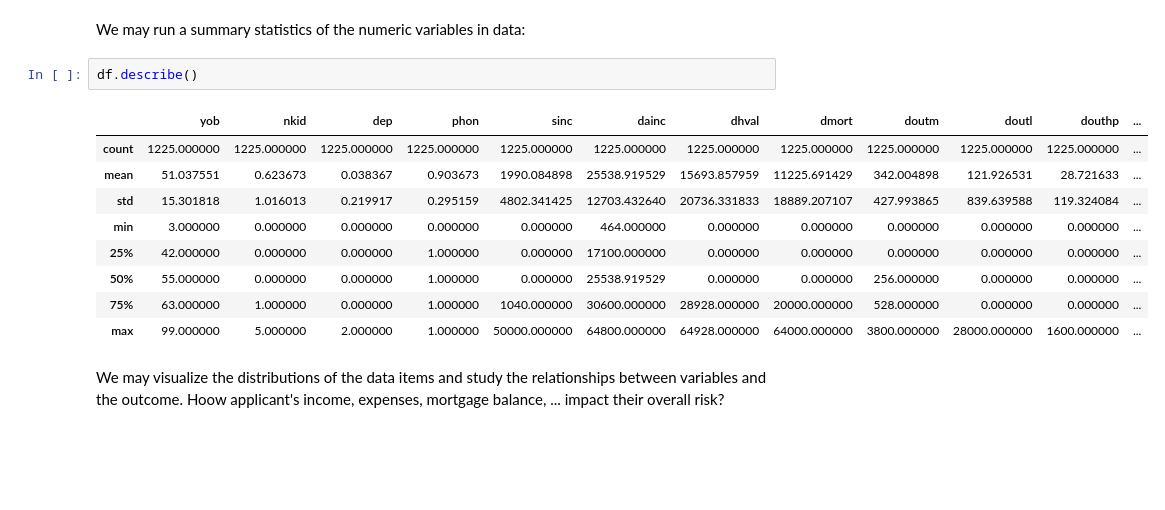
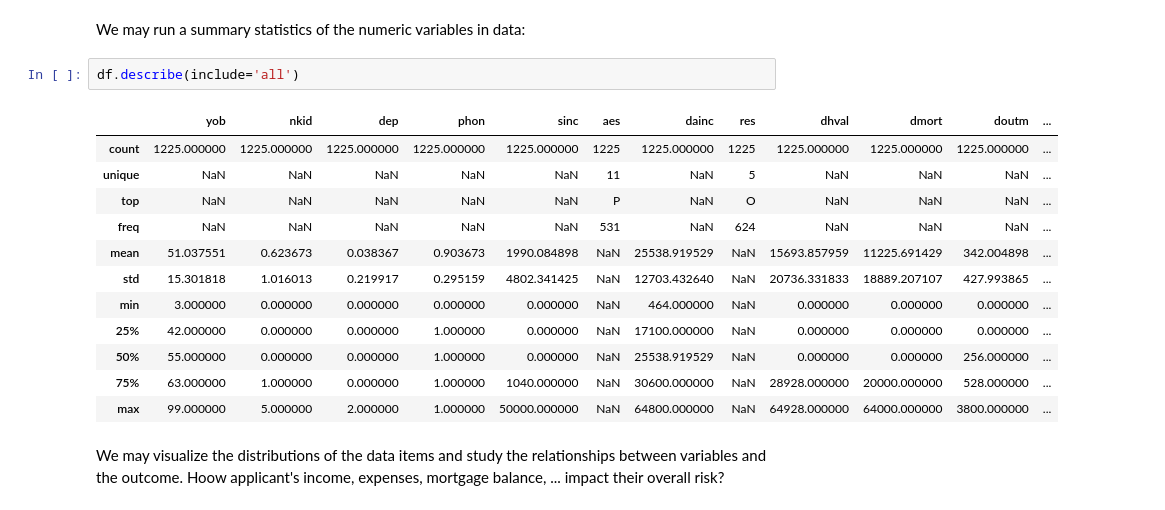
Before and after one commit to brandon-setegn/fta-724-machine-learning-ai, a Jupyter notebook: notebooks/Module_2_ML_Credit_Scoring.ipynb, the cells around one changed output. Saved outputs shown, nothing was run; the diff lists cells and outputs as text; blank space fills up the shorter version.

```diff
--- a/notebooks/Module_2_ML_Credit_Scoring.ipynb
+++ b/notebooks/Module_2_ML_Credit_Scoring.ipynb
@@ -187,17 +187,20 @@ Name: bad, dtype: int64
 # %% [markdown]
 We may run a summary statistics of the numeric variables in data:
 # %%
-df.describe()
+df.describe(include='all')
 # %% [output]
-|  | yob | nkid | dep | phon | sinc | dainc | dhval | dmort | doutm | doutl | douthp | ... |
-| count | 1225.000000 | 1225.000000 | 1225.000000 | 1225.000000 | 1225.000000 | 1225.000000 | 1225.000000 | 1225.000000 | 1225.000000 | 1225.000000 | 1225.000000 | ... |
-| mean | 51.037551 | 0.623673 | 0.038367 | 0.903673 | 1990.084898 | 25538.919529 | 15693.857959 | 11225.691429 | 342.004898 | 121.926531 | 28.721633 | ... |
-| std | 15.301818 | 1.016013 | 0.219917 | 0.295159 | 4802.341425 | 12703.432640 | 20736.331833 | 18889.207107 | 427.993865 | 839.639588 | 119.324084 | ... |
-| min | 3.000000 | 0.000000 | 0.000000 | 0.000000 | 0.000000 | 464.000000 | 0.000000 | 0.000000 | 0.000000 | 0.000000 | 0.000000 | ... |
-| 25% | 42.000000 | 0.000000 | 0.000000 | 1.000000 | 0.000000 | 17100.000000 | 0.000000 | 0.000000 | 0.000000 | 0.000000 | 0.000000 | ... |
-| 50% | 55.000000 | 0.000000 | 0.000000 | 1.000000 | 0.000000 | 25538.919529 | 0.000000 | 0.000000 | 256.000000 | 0.000000 | 0.000000 | ... |
-| 75% | 63.000000 | 1.000000 | 0.000000 | 1.000000 | 1040.000000 | 30600.000000 | 28928.000000 | 20000.000000 | 528.000000 | 0.000000 | 0.000000 | ... |
-| max | 99.000000 | 5.000000 | 2.000000 | 1.000000 | 50000.000000 | 64800.000000 | 64928.000000 | 64000.000000 | 3800.000000 | 28000.000000 | 1600.000000 | ... |
+|  | yob | nkid | dep | phon | sinc | aes | dainc | res | dhval | dmort | doutm | ... |
+| count | 1225.000000 | 1225.000000 | 1225.000000 | 1225.000000 | 1225.000000 | 1225 | 1225.000000 | 1225 | 1225.000000 | 1225.000000 | 1225.000000 | ... |
+| unique | NaN | NaN | NaN | NaN | NaN | 11 | NaN | 5 | NaN | NaN | NaN | ... |
+| top | NaN | NaN | NaN | NaN | NaN | P | NaN | O | NaN | NaN | NaN | ... |
+| freq | NaN | NaN | NaN | NaN | NaN | 531 | NaN | 624 | NaN | NaN | NaN | ... |
+| mean | 51.037551 | 0.623673 | 0.038367 | 0.903673 | 1990.084898 | NaN | 25538.919529 | NaN | 15693.857959 | 11225.691429 | 342.004898 | ... |
+| std | 15.301818 | 1.016013 | 0.219917 | 0.295159 | 4802.341425 | NaN | 12703.432640 | NaN | 20736.331833 | 18889.207107 | 427.993865 | ... |
+| min | 3.000000 | 0.000000 | 0.000000 | 0.000000 | 0.000000 | NaN | 464.000000 | NaN | 0.000000 | 0.000000 | 0.000000 | ... |
+| 25% | 42.000000 | 0.000000 | 0.000000 | 1.000000 | 0.000000 | NaN | 17100.000000 | NaN | 0.000000 | 0.000000 | 0.000000 | ... |
+| 50% | 55.000000 | 0.000000 | 0.000000 | 1.000000 | 0.000000 | NaN | 25538.919529 | NaN | 0.000000 | 0.000000 | 256.000000 | ... |
+| 75% | 63.000000 | 1.000000 | 0.000000 | 1.000000 | 1040.000000 | NaN | 30600.000000 | NaN | 28928.000000 | 20000.000000 | 528.000000 | ... |
+| max | 99.000000 | 5.000000 | 2.000000 | 1.000000 | 50000.000000 | NaN | 64800.000000 | NaN | 64928.000000 | 64000.000000 | 3800.000000 | ... |
 # %% [markdown]
 We may visualize the distributions of the data items and study the relationships between variables and the outcome. Hoow applicant's income, expenses, mortgage balance, ... impact their overall risk?
 # %% [markdown]
```
